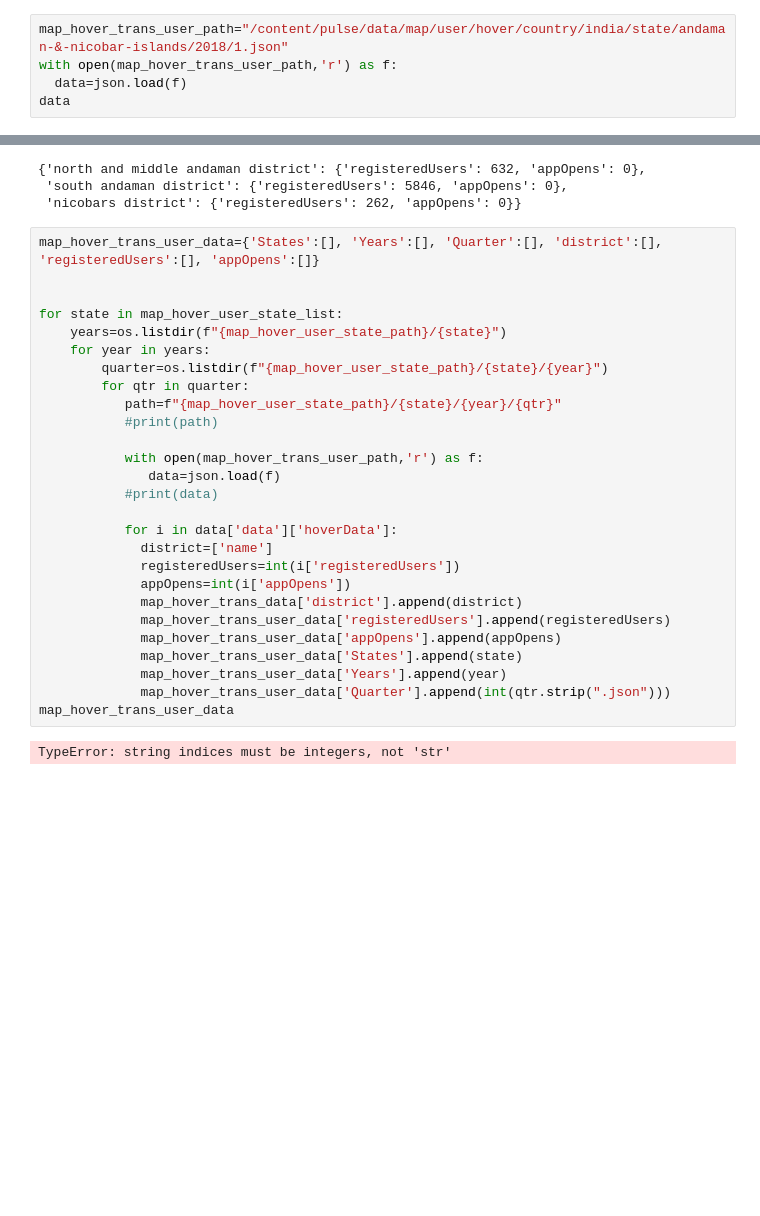
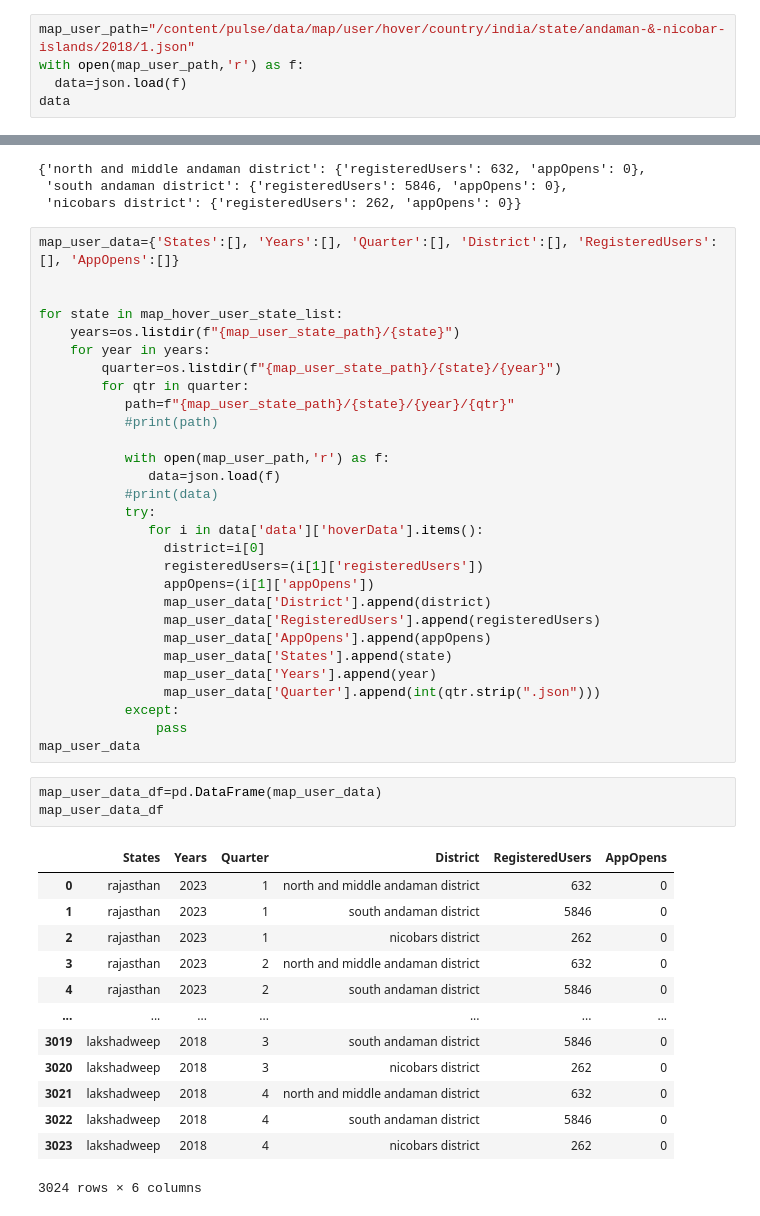
Before and after one commit to sripriya444/sql_notes_sripriya, a Jupyter notebook: Phonepe.ipynb, the cells around one changed output, grey strips where cells are left out. Drawn from its saved outputs; the diff is of its cells as text; blank space fills up the shorter version.

```diff
--- a/Phonepe.ipynb
+++ b/Phonepe.ipynb
@@ -569,7 +620,7 @@ for state in map_hover_user_state_list:
            print(path)
 # %%
-map_hover_trans_user_path="/content/pulse/data/map/user/hover/country/india/state/andaman-&-nicobar-islands/2018/1.json"
-with open(map_hover_trans_user_path,'r') as f:
+map_user_path="/content/pulse/data/map/user/hover/country/india/state/andaman-&-nicobar-islands/2018/1.json"
+with open(map_user_path,'r') as f:
   data=json.load(f)
 data
 # %% [output]
@@ -591,31 +642,48 @@ data['data']['hoverData']
  'south andaman district': {'registeredUsers': 5846, 'appOpens': 0},
  'nicobars district': {'registeredUsers': 262, 'appOpens': 0}}
 # %%
-map_hover_trans_user_data={'States':[], 'Years':[], 'Quarter':[], 'district':[], 'registeredUsers':[], 'appOpens':[]}
+map_user_data={'States':[], 'Years':[], 'Quarter':[], 'District':[], 'RegisteredUsers':[], 'AppOpens':[]}
 
 
 for state in map_hover_user_state_list:
-    years=os.listdir(f"{map_hover_user_state_path}/{state}")
+    years=os.listdir(f"{map_user_state_path}/{state}")
     for year in years:
-        quarter=os.listdir(f"{map_hover_user_state_path}/{state}/{year}")
+        quarter=os.listdir(f"{map_user_state_path}/{state}/{year}")
         for qtr in quarter:
-           path=f"{map_hover_user_state_path}/{state}/{year}/{qtr}"
+           path=f"{map_user_state_path}/{state}/{year}/{qtr}"
            #print(path)
 
-           with open(map_hover_trans_user_path,'r') as f:
+           with open(map_user_path,'r') as f:
               data=json.load(f)
            #print(data)
-
-           for i in data['data']['hoverData']:
-             district=['name']
-             registeredUsers=int(i['registeredUsers'])
-             appOpens=int(i['appOpens'])
-             map_hover_trans_data['district'].append(district)
-             map_hover_trans_user_data['registeredUsers'].append(registeredUsers)
-             map_hover_trans_user_data['appOpens'].append(appOpens)
-             map_hover_trans_user_data['States'].append(state)
-             map_hover_trans_user_data['Years'].append(year)
-             map_hover_trans_user_data['Quarter'].append(int(qtr.strip(".json")))
-map_hover_trans_user_data
+           try:
+              for i in data['data']['hoverData'].items():
+                district=i[0]
+                registeredUsers=(i[1]['registeredUsers'])
+                appOpens=(i[1]['appOpens'])
+                map_user_data['District'].append(district)
+                map_user_data['RegisteredUsers'].append(registeredUsers)
+                map_user_data['AppOpens'].append(appOpens)
+                map_user_data['States'].append(state)
+                map_user_data['Years'].append(year)
+                map_user_data['Quarter'].append(int(qtr.strip(".json")))
+           except:
+               pass
+map_user_data
-# %% [output]
-TypeError: string indices must be integers, not 'str'
+# %%
+map_user_data_df=pd.DataFrame(map_user_data)
+map_user_data_df
+# %% [output]
+|  | States | Years | Quarter | District | RegisteredUsers | AppOpens |
+| 0 | rajasthan | 2023 | 1 | north and middle andaman district | 632 | 0 |
+| 1 | rajasthan | 2023 | 1 | south andaman district | 5846 | 0 |
+| 2 | rajasthan | 2023 | 1 | nicobars district | 262 | 0 |
+| 3 | rajasthan | 2023 | 2 | north and middle andaman district | 632 | 0 |
+| 4 | rajasthan | 2023 | 2 | south andaman district | 5846 | 0 |
+| ... | ... | ... | ... | ... | ... | ... |
+| 3019 | lakshadweep | 2018 | 3 | south andaman district | 5846 | 0 |
+| 3020 | lakshadweep | 2018 | 3 | nicobars district | 262 | 0 |
+| 3021 | lakshadweep | 2018 | 4 | north and middle andaman district | 632 | 0 |
+| 3022 | lakshadweep | 2018 | 4 | south andaman district | 5846 | 0 |
+| 3023 | lakshadweep | 2018 | 4 | nicobars district | 262 | 0 |
+3024 rows × 6 columns
```
Also changed, not shown: parts of 22 cells of this notebook.
